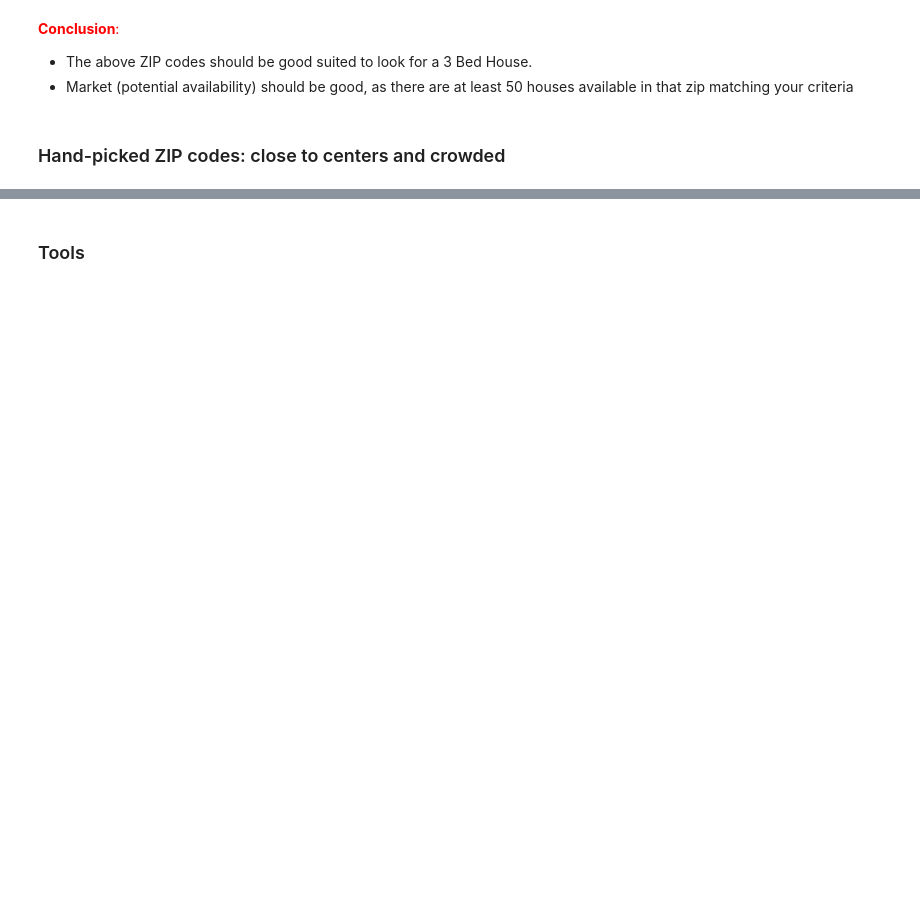
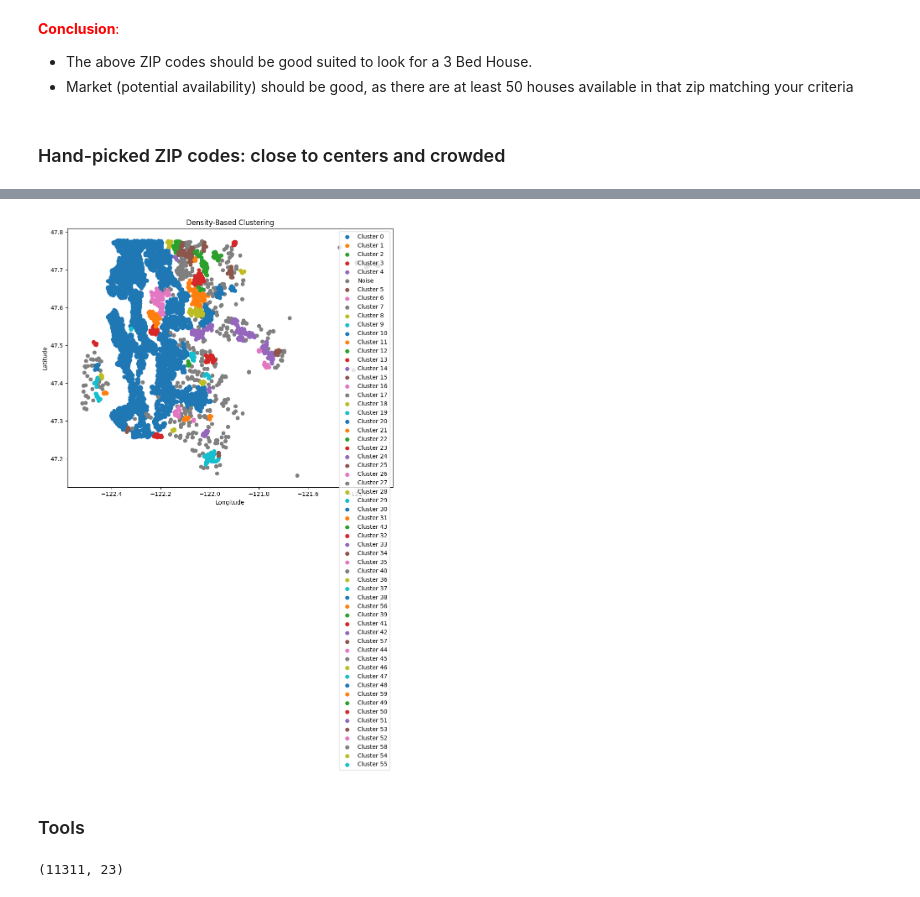
Before and after one commit to xit7/ds-eda-first-project-houses, a Jupyter notebook: 2_assignment-analysis.ipynb, the cells around one changed output, grey strips where cells are left out. Cells and saved outputs as stored; diff of their text form; code cells hidden in the pictures; blank space fills up the shorter version.

```diff
--- a/2_assignment-analysis.ipynb
+++ b/2_assignment-analysis.ipynb
@@ -620,6 +668,42 @@ picked_zip = ['']
+# %%
+from sklearn.cluster import DBSCAN
+import numpy as np
+
+# Assuming you have a DataFrame 'df' with 'latitude' and 'longitude' columns
+data = df_fam[['Lat', 'Long']]
+
+# Define the radius (epsilon) for DBSCAN
+epsilon = 0.009  # Adjust this value based on your data and desired radius
+
+dbscan = DBSCAN(eps=epsilon, min_samples=5)  # You can adjust min_samples as needed
+df_fam['cluster'] = dbscan.fit_predict(data)
+# %%
+import matplotlib.pyplot as plt
+
+# Assuming you have a DataFrame 'df' with a 'cluster' column
+plt.figure(figsize=(10, 8))
+
+# Plot clusters with different colors
+for cluster in df_fam['cluster'].unique():
+    if cluster == -1:
+        # -1 represents noise points (not in any cluster)
+        noise_data = df_fam[df_fam['cluster'] == cluster]
+        plt.scatter(noise_data['Long'], noise_data['Lat'], c='gray', label='Noise')
+    else:
+        cluster_data = df_fam[df_fam['cluster'] == cluster]
+        plt.scatter(cluster_data['Long'], cluster_data['Lat'], label=f'Cluster {cluster}')
+
+plt.xlabel('Longitude')
+plt.ylabel('Latitude')
+plt.legend()
+plt.title('Density-Based Clustering')
+plt.show()
+# %% [output]
+[figure, added]
 # %% [markdown]
 ### Tools
 # %%
+df_fam.shape
 # Are all entries int or float?
 #def is_number(variable):
 #    return isinstance(variable, (int, float))
@@ -633,3 +717,5 @@ picked_zip = ['']
 #df.info()
 
 #df[(df.Viewed > 0) & df.Date_Sold]
+# %% [output]
+(11311, 23)
```
Also changed, not shown: parts of 5 cells of this notebook.
